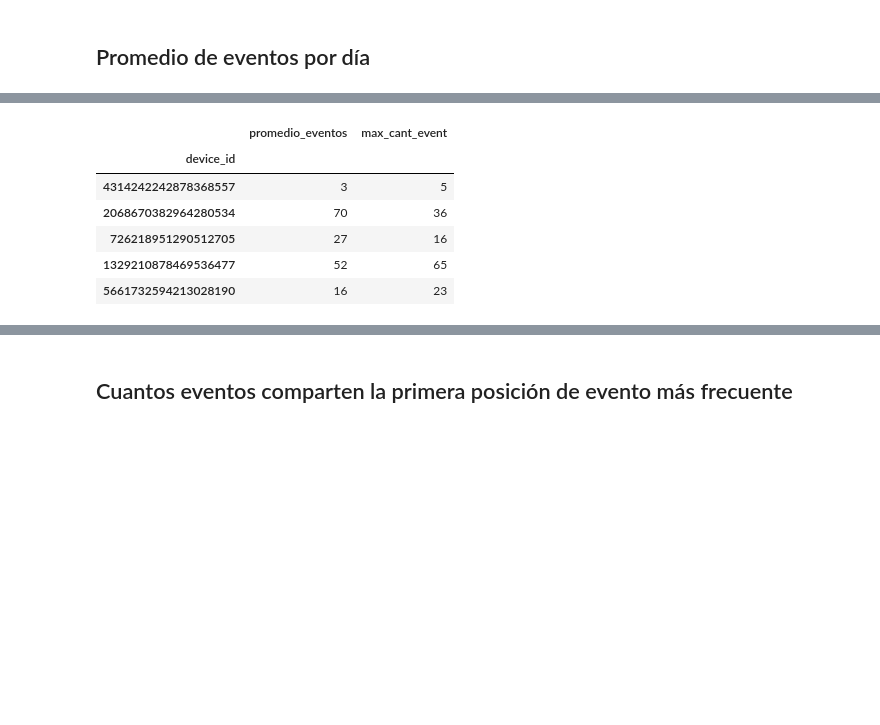
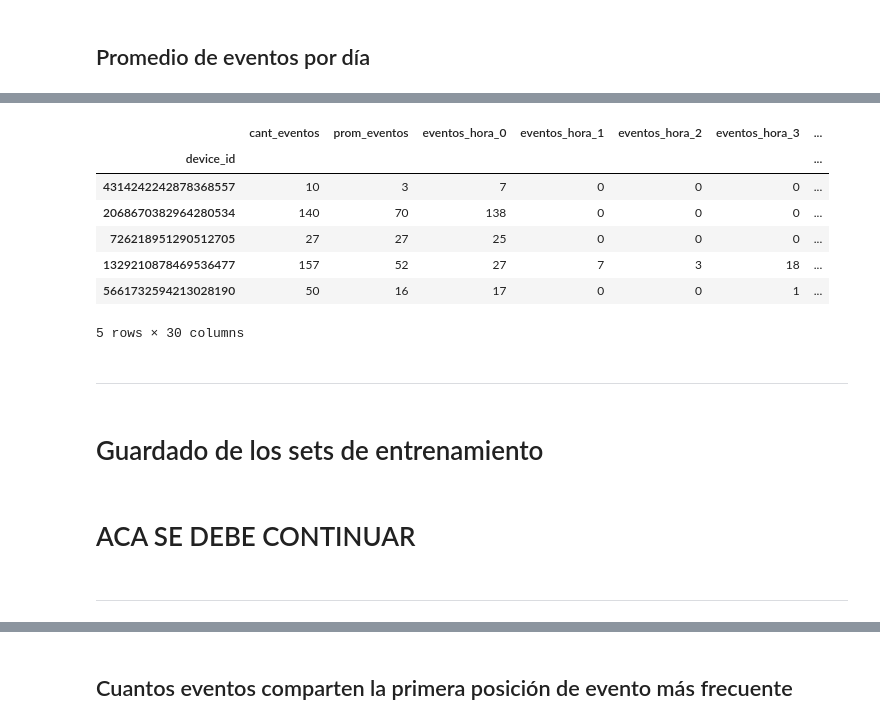
Before and after one commit to mateoicalvo/7506, a Jupyter notebook: tp2/modelo/feature_engineering/events/features_events.ipynb, the cells around one changed output, grey strips where cells are left out. Saved outputs shown, nothing was run; the diff lists cells and outputs as text; code cells hidden in the pictures; blank space fills up the shorter version.

Commit message:
Actualización en los features de events

```diff
--- a/tp2/modelo/feature_engineering/events/features_events.ipynb
+++ b/tp2/modelo/feature_engineering/events/features_events.ipynb
@@ -22,0 +19,11 @@ def armar_ventanas(dataset,col_fecha):
+# %%
+def etiquetar_ventanas(dataset,col_fecha):
+    for ventana_nro in range(1,6):
+
+        fecha_inicio = FECHA_INICIO + ventana_nro
+        fecha_fin = fecha_inicio + TAMAÑO_VENTANA
+
+        dataset["ventana_{}".format(ventana_nro)] = (((fecha_inicio) <= dataset[col_fecha].dt.day) & ((dataset[col_fecha].dt.day) <= (fecha_fin)))
+    return dataset
+# %%
+events = etiquetar_ventanas(events,"date")
@@ -23,9 +36,9 @@ def armar_ventanas(dataset,col_fecha):
 # %%
-def target_ventanas(ventanas):
-    entrenamientos = []
-    for ventana in ventanas:
-        ent = ventana["ref_hash"].drop_duplicates().to_frame()
-        ent.rename(columns ={"ref_hash":"device_id"},inplace = True)
-        ent.set_index("device_id", inplace=True)
-        entrenamientos.append(ent)
+def crear_targets(dataframe,col_dispositivo):
+    entrenamientos = {}
+    for ventana_nro in range(1,6):
+        ent = dataframe.loc[dataframe["ventana_{}".format(ventana_nro)]][col_dispositivo].drop_duplicates().to_frame()
+        ent.set_index(col_dispositivo, inplace=True)
+        entrenamientos[ventana_nro] = ent
+
     return entrenamientos
@@ -37,0 +45,2 @@ targets = target_ventanas(ventanas)
+# %%
+Xs = crear_targets(events,"device_id")
@@ -93,10 +124,0 @@ entrenamiento1 = targets[0]
-# %%
-entrenamiento1.head()
-# %% [output]
-|  | promedio_eventos | max_cant_event |
-| device_id |  |  |
-| 4314242242878368557 | 3 | 5 |
-| 2068670382964280534 | 70 | 36 |
-| 726218951290512705 | 27 | 16 |
-| 1329210878469536477 | 52 | 65 |
-| 5661732594213028190 | 16 | 23 |
@@ -102,0 +135,15 @@ entrenamiento1.head()
+# %%
+Xs[1].head()
+# %% [output]
+|  | cant_eventos | prom_eventos | eventos_hora_0 | eventos_hora_1 | eventos_hora_2 | eventos_hora_3 | ... |
+| device_id |  |  |  |  |  |  | ... |
+| 4314242242878368557 | 10 | 3 | 7 | 0 | 0 | 0 | ... |
+| 2068670382964280534 | 140 | 70 | 138 | 0 | 0 | 0 | ... |
+| 726218951290512705 | 27 | 27 | 25 | 0 | 0 | 0 | ... |
+| 1329210878469536477 | 157 | 52 | 27 | 7 | 3 | 18 | ... |
+| 5661732594213028190 | 50 | 16 | 17 | 0 | 0 | 1 | ... |
+5 rows × 30 columns
+# %% [markdown]
+---
+# %% [markdown]
+# Guardado de los sets de entrenamiento
@@ -102,0 +154,4 @@ entrenamiento1.head()
+# %% [markdown]
+# ACA SE DEBE CONTINUAR
+# %% [markdown]
+-----
```
Also changed, not shown: parts of 70 cells of this notebook.
